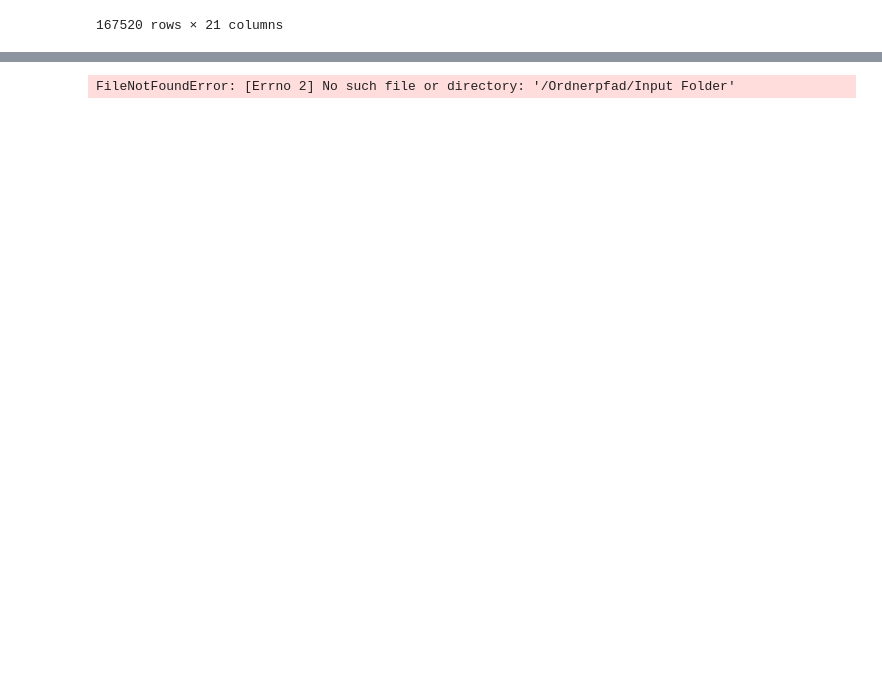
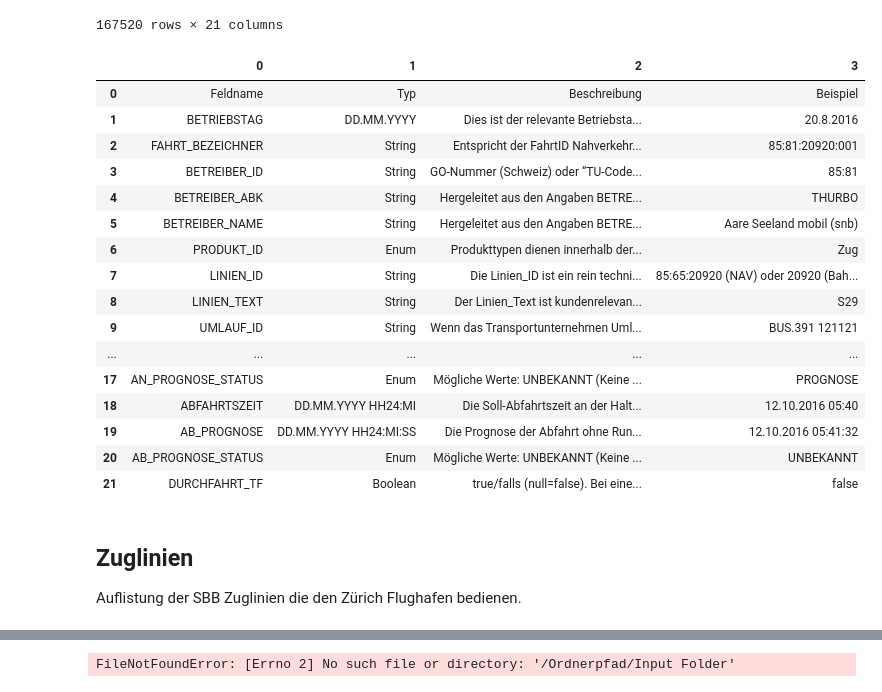
Before and after one commit to the-modern-wolf/BINA-FS24-WORK, a Jupyter notebook: Case-Study/Python/BINA_Case-Study.ipynb, the cells around one changed output, grey strips where cells are left out. Saved outputs shown, nothing was run; the diff lists cells and outputs as text; code cells hidden in the pictures; blank space fills up the shorter version.

```diff
--- a/Case-Study/Python/BINA_Case-Study.ipynb
+++ b/Case-Study/Python/BINA_Case-Study.ipynb
@@ -82,3 +108,36 @@ sbb
 | 167518 | 10.05.2023 | 85:11:98:001 | 85:11 | SBB | Schweizerische Bundesbahnen SBB | Zug | 98 | ... |
 | 167519 | 10.05.2023 | 85:11:99:002 | 85:11 | SBB | Schweizerische Bundesbahnen SBB | Zug | 99 | ... |
 167520 rows × 21 columns
+# %%
+# Gib die URL der Webseite mit der Tabelle an
+url = 'https://opentransportdata.swiss/de/cookbook/ist-daten/'
+
+# Lese die Tabelle von der Webseite
+tables = pd.read_html(url)
+
+# Angenommen, die Tabelle, die du möchtest, ist die erste auf der Seite
+daten_tabelle = tables[0]
+
+# Zeige die extrahierte Tabelle an
+daten_tabelle
+# %% [output]
+|  | 0 | 1 | 2 | 3 |
+| 0 | Feldname | Typ | Beschreibung | Beispiel |
+| 1 | BETRIEBSTAG | DD.MM.YYYY | Dies ist der relevante Betriebsta... | 20.8.2016 |
+| 2 | FAHRT_BEZEICHNER | String | Entspricht der FahrtID Nahverkehr... | 85:81:20920:001 |
+| 3 | BETREIBER_ID | String | GO-Nummer (Schweiz) oder “TU-Code... | 85:81 |
+| 4 | BETREIBER_ABK | String | Hergeleitet aus den Angaben BETRE... | THURBO |
+| 5 | BETREIBER_NAME | String | Hergeleitet aus den Angaben BETRE... | Aare Seeland mobil (snb) |
+| 6 | PRODUKT_ID | Enum | Produkttypen dienen innerhalb der... | Zug |
+| 7 | LINIEN_ID | String | Die Linien_ID ist ein rein techni... | 85:65:20920 (NAV) oder 20920 (Bah... |
+| 8 | LINIEN_TEXT | String | Der Linien_Text ist kundenrelevan... | S29 |
+| 9 | UMLAUF_ID | String | Wenn das Transportunternehmen Uml... | BUS.391 121121 |
+| ... | ... | ... | ... | ... |
+| 17 | AN_PROGNOSE_STATUS | Enum | Mögliche Werte: UNBEKANNT (Keine ... | PROGNOSE |
+| 18 | ABFAHRTSZEIT | DD.MM.YYYY HH24:MI | Die Soll-Abfahrtszeit an der Halt... | 12.10.2016 05:40 |
+| 19 | AB_PROGNOSE | DD.MM.YYYY HH24:MI:SS | Die Prognose der Abfahrt ohne Run... | 12.10.2016 05:41:32 |
+| 20 | AB_PROGNOSE_STATUS | Enum | Mögliche Werte: UNBEKANNT (Keine ... | UNBEKANNT |
+| 21 | DURCHFAHRT_TF | Boolean | true/falls (null=false). Bei eine... | false |
+# %% [markdown]
+## Zuglinien
+Auflistung der SBB Zuglinien die den Zürich Flughafen bedienen.
```
Also changed, not shown: parts of 22 cells of this notebook.
